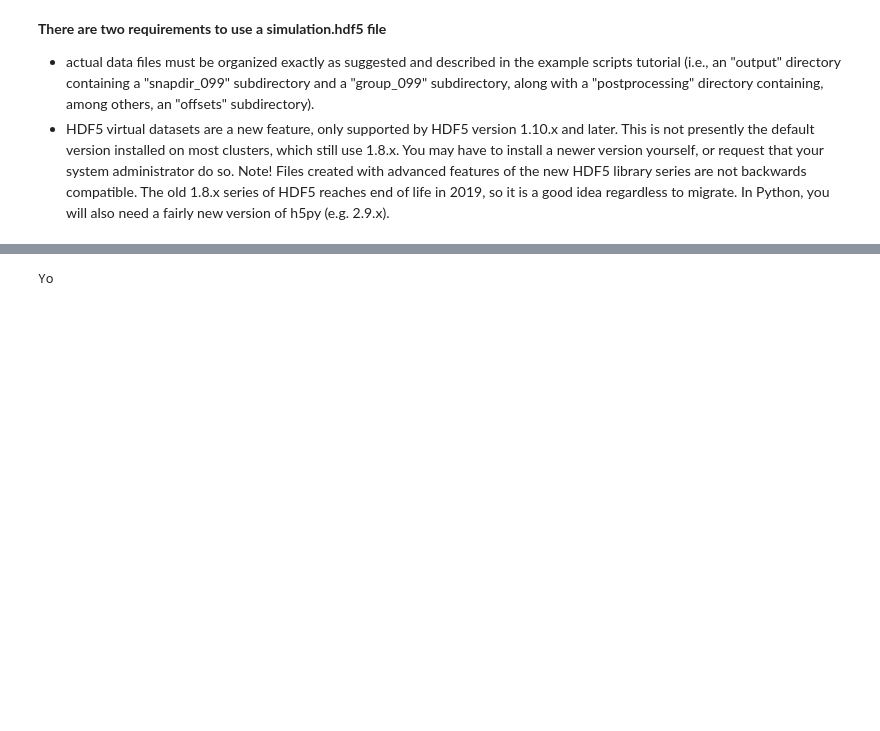
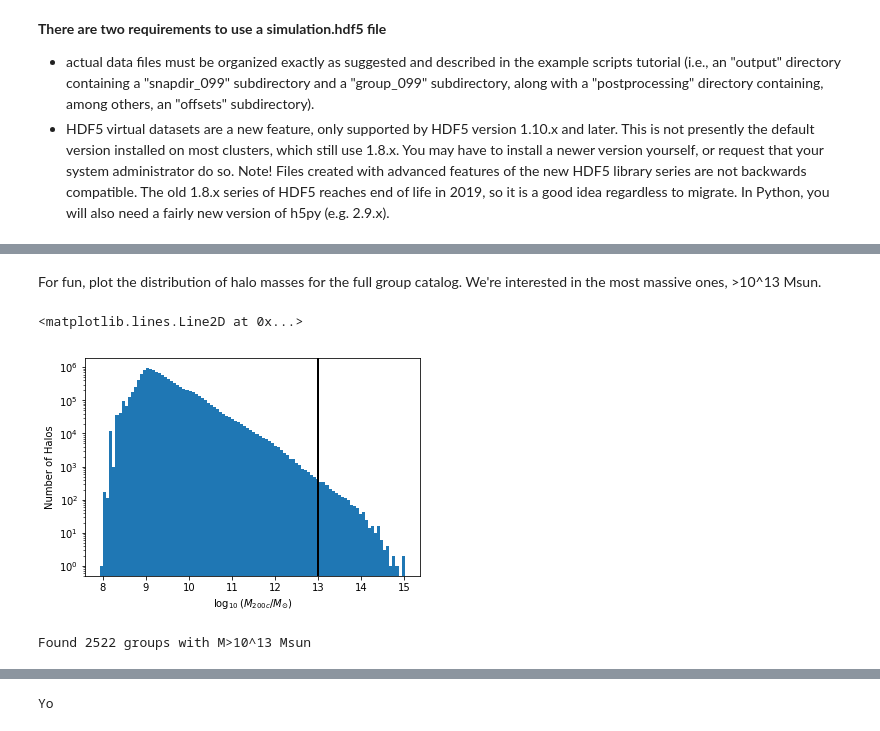
Before and after one commit to moustakas/legacyhalos, a Jupyter notebook: doc/illustris/Profiles_TNG300.ipynb, the cells around one changed output, grey strips where cells are left out. Drawn from its saved outputs; the diff is of its cells as text; code cells hidden in the pictures; blank space fills up the shorter version.

```diff
--- a/doc/illustris/Profiles_TNG300.ipynb
+++ b/doc/illustris/Profiles_TNG300.ipynb
@@ -76,0 +114,18 @@ Every HDF5 snapshot contains several groups: "Header", "Parameters", "Configurat
+# %% [markdown]
+For fun, plot the distribution of halo masses for the full group catalog.  We're interested in the most massive ones, >10^13 Msun.
+# %%
+good = groupcat['Group_M_Crit200'] > 0
+fig, ax = plt.subplots()
+_ = ax.hist(np.log10(groupcat['Group_M_Crit200'][good] * 1e10), bins=100)
+ax.set_yscale('log')
+ax.set_xlabel(r'$\log_{10}\,(M_{200c}/M_{\odot})$')
+ax.set_ylabel('Number of Halos')
+ax.axvline(x=13, color='k', lw=2, ls='-')
+# %% [output]
+<matplotlib.lines.Line2D at 0x...>
+[figure, added]
+# %%
+igroup = np.where(groupcat['Group_M_Crit200'] * 1e10 > 1e13)[0]
+print('Found {} groups with M>10^13 Msun'.format(len(igroup)))
+# %% [output]
+Found 2522 groups with M>10^13 Msun
```
Also changed, not shown: parts of 43 cells of this notebook, 5 other files.
